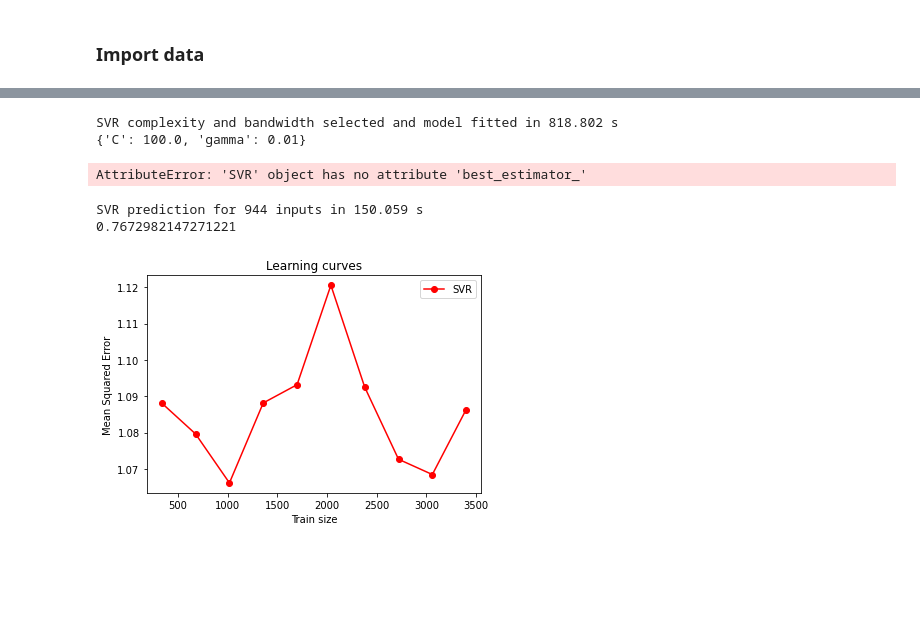
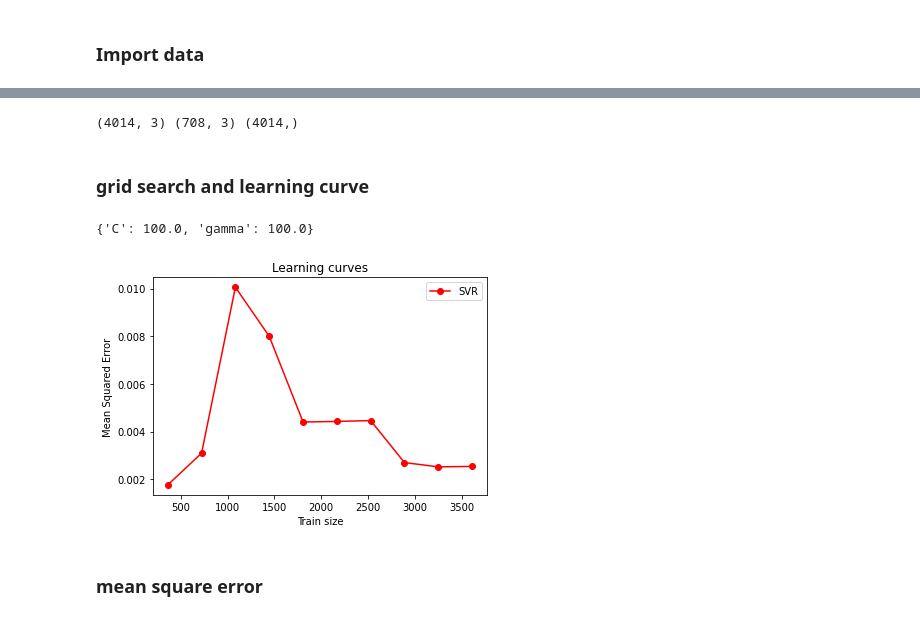
Before and after one commit to laravioli/PIR, a Jupyter notebook: model/SVM.ipynb, the cells around one changed output, grey strips where cells are left out. Saved outputs shown, nothing was run; the diff lists cells and outputs as text; code cells hidden in the pictures; blank space fills up the shorter version.

```diff
--- a/model/SVM.ipynb
+++ b/model/SVM.ipynb
@@ -34,57 +42,52 @@ print(X_train.shape, y_train.shape, X_test.shape, y_test.shape)
+# %%
+from sklearn.model_selection import train_test_split
+
+data=np.dstack(df_input_scaled)[:,:,:]
+target=df_output_scaled.iloc[:,:].copy().values
+
+size=len(df_Ch022.index)
+split=int(size*0.15)
+
+X_test=data[:split]
+y_test=target[:split]
+
+X_train=data[split:]
+y_train=target[split:]
+
+print(X_train.shape, X_test.shape, y_train.shape)
+# %% [output]
+(4014, 3) (708, 3) (4014,)
+# %% [markdown]
+### grid search and learning curve
 # %%
-train_size = 3777
-svr = GridSearchCV(SVR(kernel='rbf', gamma=0.1),
+svr_grid = GridSearchCV(SVR(kernel='rbf', gamma=0.1),
                    param_grid={"C": [1e0, 1e1, 1e2, 1e3],
                                "gamma": np.logspace(-2, 2, 5)})
 
-t0 = time.time()
-svr.fit(X_train[:train_size], y_train[:train_size])
-svr_fit = time.time() - t0
-print("SVR complexity and bandwidth selected and model fitted in %.3f s"
-      % svr_fit)
-print(svr.best_params_)
+svr_grid.fit(X_train, y_train)
+
+print(svr_grid.best_params_)
 # %% [output]
-SVR complexity and bandwidth selected and model fitted in 818.802 s
-{'C': 100.0, 'gamma': 0.01}
+{'C': 100.0, 'gamma': 100.0}
-# %%
-sv_ratio = svr.best_estimator_.support_.shape[0] / train_size
-print("Support vector ratio: %.3f" % sv_ratio)
-
-t0 = time.time()
-svr=svr.best_estimator_
-y_svr = svr.predict(X_test)
-svr_predict = time.time() - t0
-print("SVR prediction for %d inputs in %.3f s"
-      % (X_test.shape[0], svr_predict))
-print(mean_squared_error(y_test,y_pred))
-# %% [output]
-AttributeError: 'SVR' object has no attribute 'best_estimator_'
-# %%
-y_svr = svr.predict(X_test)
-svr_predict = time.time() - t0
-print("SVR prediction for %d inputs in %.3f s"
-      % (X_test.shape[0], svr_predict))
-print(mean_squared_error(y_test,y_pred))
-# %% [output]
-SVR prediction for 944 inputs in 150.059 s
-0.7672982147271221
+# %%
+C = svr_grid.best_params_['C']
+gamma= svr_grid.best_params_['gamma']
 # %%
 # Visualize learning curves
 plt.figure()
 
-svr = SVR(kernel='rbf', C=10, gamma=0.01)
+svr_lc = SVR(kernel='rbf', C=C, gamma=gamma)
 train_sizes, train_scores_svr, test_scores_svr = \
-    learning_curve(svr, X_train[:3777], y_train[:3777], train_sizes=np.linspace(0.1, 1, 10),
+    learning_curve(svr_lc, X_train, y_train, train_sizes=np.linspace(0.1, 1, 10),
                    scoring="neg_mean_squared_error", cv=10)
 
-plt.plot(train_sizes, -test_scores_svr.mean(1), 'o-', color="r",
-         label="SVR")
+plt.plot(train_sizes, -test_scores_svr.mean(1), 'o-', color="r", label="SVR")
 
 plt.xlabel("Train size")
 plt.ylabel("Mean Squared Error")
 plt.title('Learning curves')
 plt.legend(loc="best")
 
 plt.show()
 # %% [output]
-[figure, old version]
+[figure, new version]
@@ -91,2 +102,4 @@ plt.show()
+# %% [markdown]
+### mean square error
 # %%
 from sklearn.metrics import mean_squared_error
```
Also changed, not shown: parts of 12 cells of this notebook, 1 other file.
